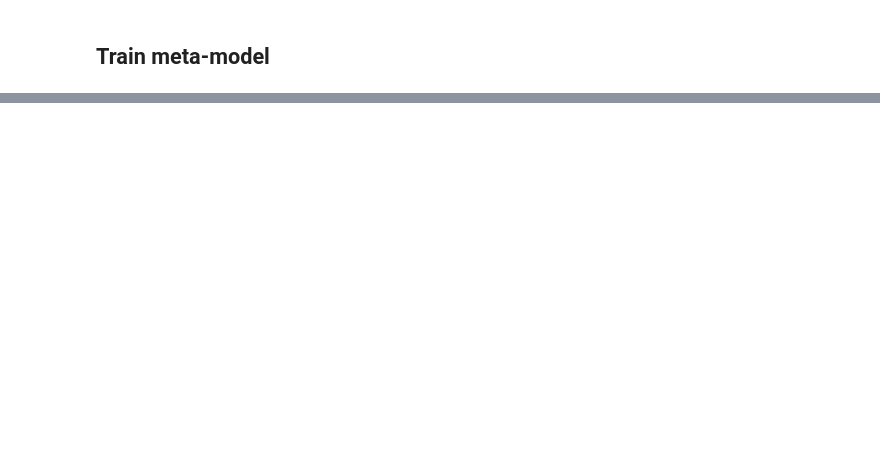
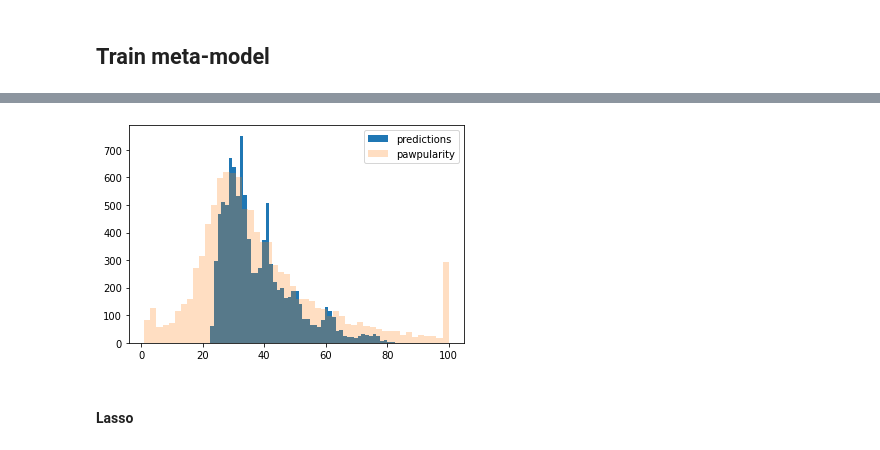
Before and after one commit to IamGianluca/petfinder-pawpularity-score, a Jupyter notebook: nbs/ensembling.ipynb, the cells around one changed output, grey strips where cells are left out. Drawn from its saved outputs; the diff is of its cells as text; code cells hidden in the pictures; blank space fills up the shorter version.

```diff
--- a/nbs/ensembling.ipynb
+++ b/nbs/ensembling.ipynb
@@ -109,0 +201,9 @@ x.shape
+# %%
+reg = RandomForestRegressor()
+parameters = {
+    'n_estimators': [100, 300, 500],
+    'max_depth':[3, 5, 7],
+    'max_features': ["auto", "sqrt", "log2"]
+}
+clf = GridSearchCV(reg, parameters, n_jobs=-1, cv=cv, scoring='neg_root_mean_squared_error')
+grid = clf.fit(x, y_true)
@@ -109,0 +214,21 @@ x.shape
+# %%
+from sklearn.linear_model import Lasso
+from sklearn.svm import SVR
+from sklearn.ensemble import RandomForestRegressor
+from sklearn.ensemble import GradientBoostingRegressor
+from sklearn.ensemble import AdaBoostRegressor
+
+y_pred = []
+y_real = []
+
+for train_idx, val_idx in cv.split():
+    x_train, y_train = x[train_idx, :], y_true[train_idx]
+
+    lr = RandomForestRegressor(**grid.best_params_)
+    lr.fit(X=x_train, y=y_train)
+
+    x_val = x[val_idx, :]
+    preds = lr.predict(x_val)
+
+    y_pred.extend(preds)
+    y_real.extend(y_true[val_idx])
@@ -110,3 +243,11 @@ x.shape
+# %%
+plt.hist(y_pred, bins=50, label='predictions');
+plt.hist(y_real, bins=50, alpha=.25, label='pawpularity');
+plt.legend();
+# %% [output]
+[figure, added]
+# %% [markdown]
+#### Lasso
 # %%
 from sklearn.linear_model import LassoCV
 # %%
```
Also changed, not shown: parts of 30 cells of this notebook, 13 other files.
